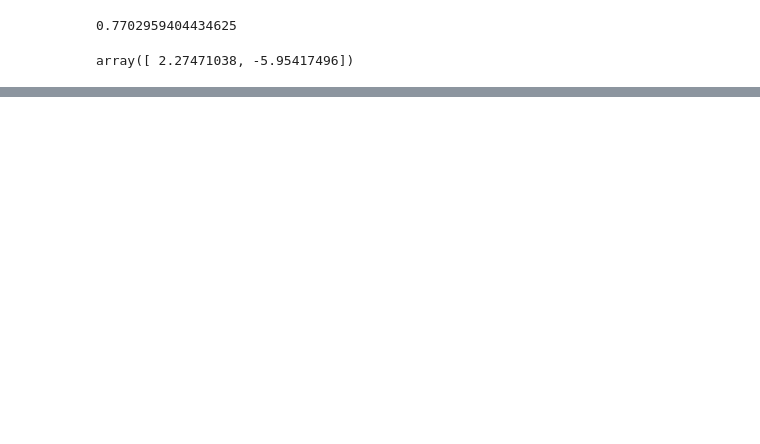
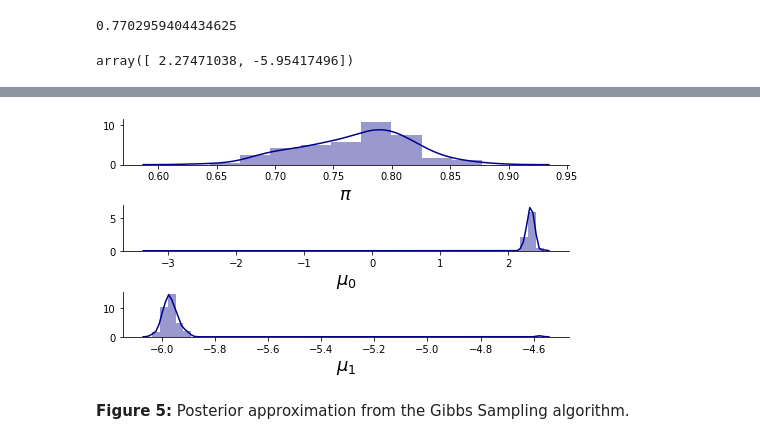
Before and after one commit to dgarridoa/aml, a Jupyter notebook: MCMC.ipynb, the cells around one changed output, grey strips where cells are left out. Saved outputs shown, nothing was run; the diff lists cells and outputs as text; code cells hidden in the pictures; blank space fills up the shorter version.

```diff
--- a/MCMC.ipynb
+++ b/MCMC.ipynb
@@ -218,0 +264,18 @@ plt.show()
+# %%
+fig5, axs = plt.subplots(3, 1, figsize=(8,4))
+plt.subplots_adjust(hspace=0.9, wspace=0.3)
+sns.distplot(trace["pi"], ax=axs[0],  color="darkblue")
+axs[0].spines['right'].set_visible(False)
+axs[0].spines['top'].set_visible(False)
+sns.distplot(trace["mu"][:,0], ax=axs[1],  color="darkblue")
+axs[1].spines['right'].set_visible(False)
+axs[1].spines['top'].set_visible(False)
+sns.distplot(trace["mu"][:,1], ax=axs[2],  color="darkblue")
+axs[2].spines['right'].set_visible(False)
+axs[2].spines['top'].set_visible(False)
+axs[0].set_xlabel(rf"$\pi$")
+axs[1].set_xlabel(rf"$\mu_{0}$")
+axs[2].set_xlabel(rf"$\mu_{1}$")
+plt.show()
+# %% [output]
+[figure, added]
@@ -218,0 +284,2 @@ plt.show()
+# %% [markdown]
+**Figure 5:** Posterior approximation from the Gibbs Sampling algorithm.
```
Also changed, not shown: parts of 23 cells of this notebook.
